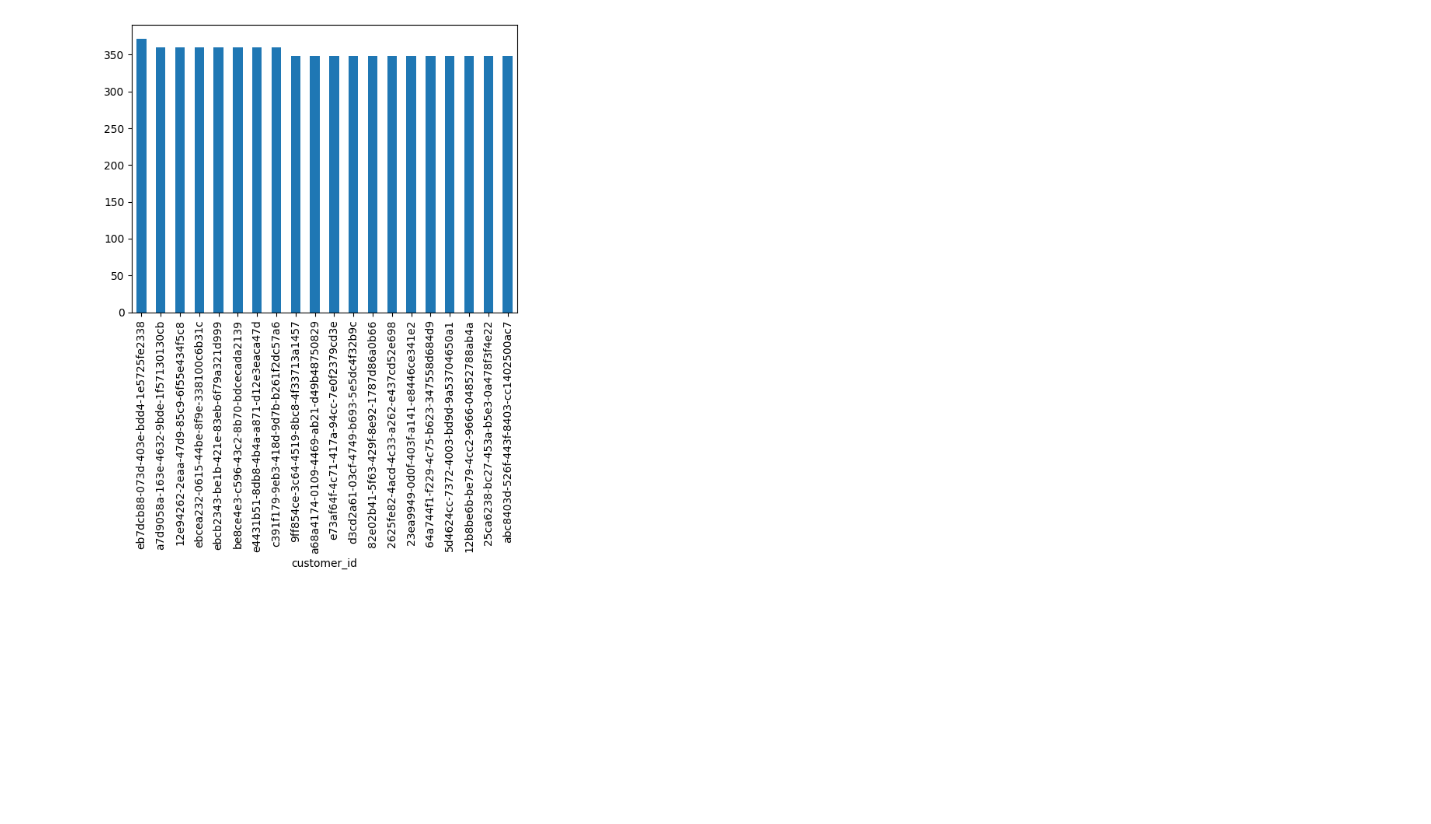
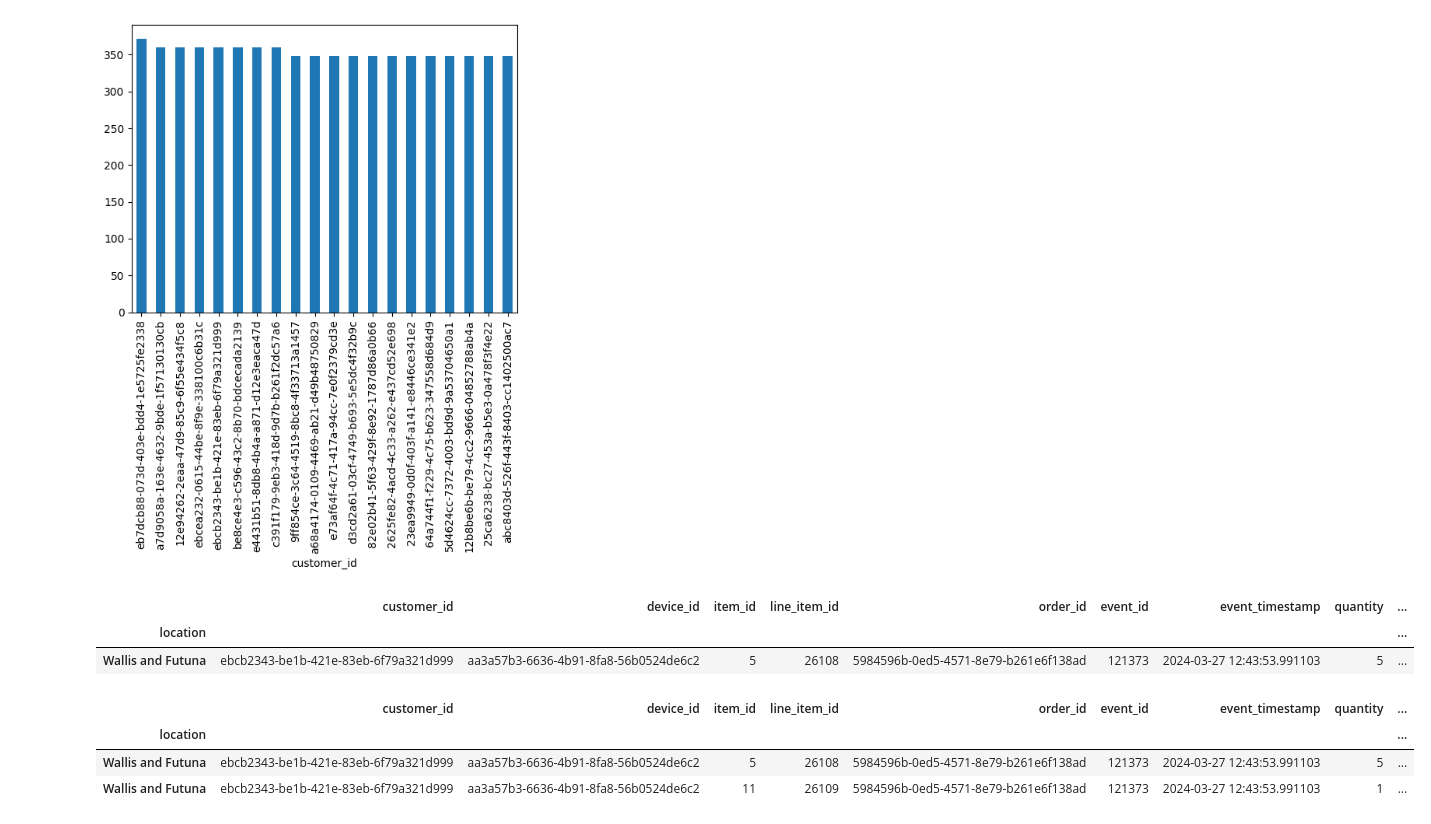
Before and after one commit to Hardemiyiwa/AI_Engineer, a Jupyter notebook: my_task/week_6/victor_ademuyiwa_task15/task15.ipynb, the cells around one changed output. Saved outputs shown, nothing was run; the diff lists cells and outputs as text; code cells hidden in the pictures; blank space fills up the shorter version.

```diff
--- a/my_task/week_6/victor_ademuyiwa_task15/task15.ipynb
+++ b/my_task/week_6/victor_ademuyiwa_task15/task15.ipynb
@@ -275,4 +275,18 @@ sales["customer_id"].value_counts().sort_values(ascending=False).head(20).plot(k
 <Axes: xlabel='customer_id'>
 [figure]
 # %%
-# lets pick one of these customers
+# lets pick one of these customers and see their behaviour
+mask = (sales["customer_id"] == "ebcb2343-be1b-421e-83eb-6f79a321d999")
+# %%
+sales[mask].head(1)
+# %% [output]
+|  | customer_id | device_id | item_id | line_item_id | order_id | event_id | event_timestamp | quantity | ... |
+| location |  |  |  |  |  |  |  |  | ... |
+| Wallis and Futuna | ebcb2343-be1b-421e-83eb-6f79a321d999 | aa3a57b3-6636-4b91-8fa8-56b0524de6c2 | 5 | 26108 | 5984596b-0ed5-4571-8e79-b261e6f138ad | 121373 | 2024-03-27 12:43:53.991103 | 5 | ... |
+# %%
+sales.loc[mask, "customer_id":"currency"].head(2)
+# %% [output]
+|  | customer_id | device_id | item_id | line_item_id | order_id | event_id | event_timestamp | quantity | ... |
+| location |  |  |  |  |  |  |  |  | ... |
+| Wallis and Futuna | ebcb2343-be1b-421e-83eb-6f79a321d999 | aa3a57b3-6636-4b91-8fa8-56b0524de6c2 | 5 | 26108 | 5984596b-0ed5-4571-8e79-b261e6f138ad | 121373 | 2024-03-27 12:43:53.991103 | 5 | ... |
+| Wallis and Futuna | ebcb2343-be1b-421e-83eb-6f79a321d999 | aa3a57b3-6636-4b91-8fa8-56b0524de6c2 | 11 | 26109 | 5984596b-0ed5-4571-8e79-b261e6f138ad | 121373 | 2024-03-27 12:43:53.991103 | 1 | ... |
```
Also changed, not shown: parts of 3 cells of this notebook, 2 other files.
